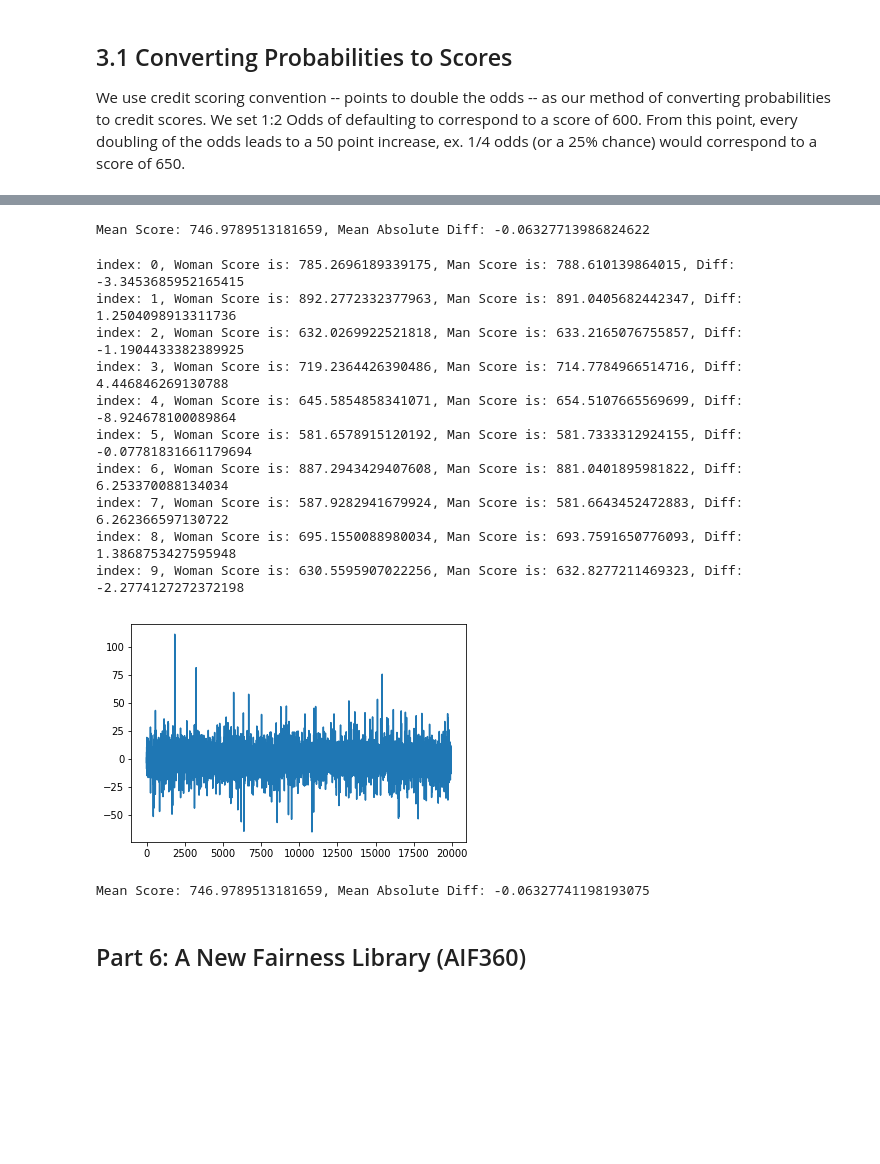
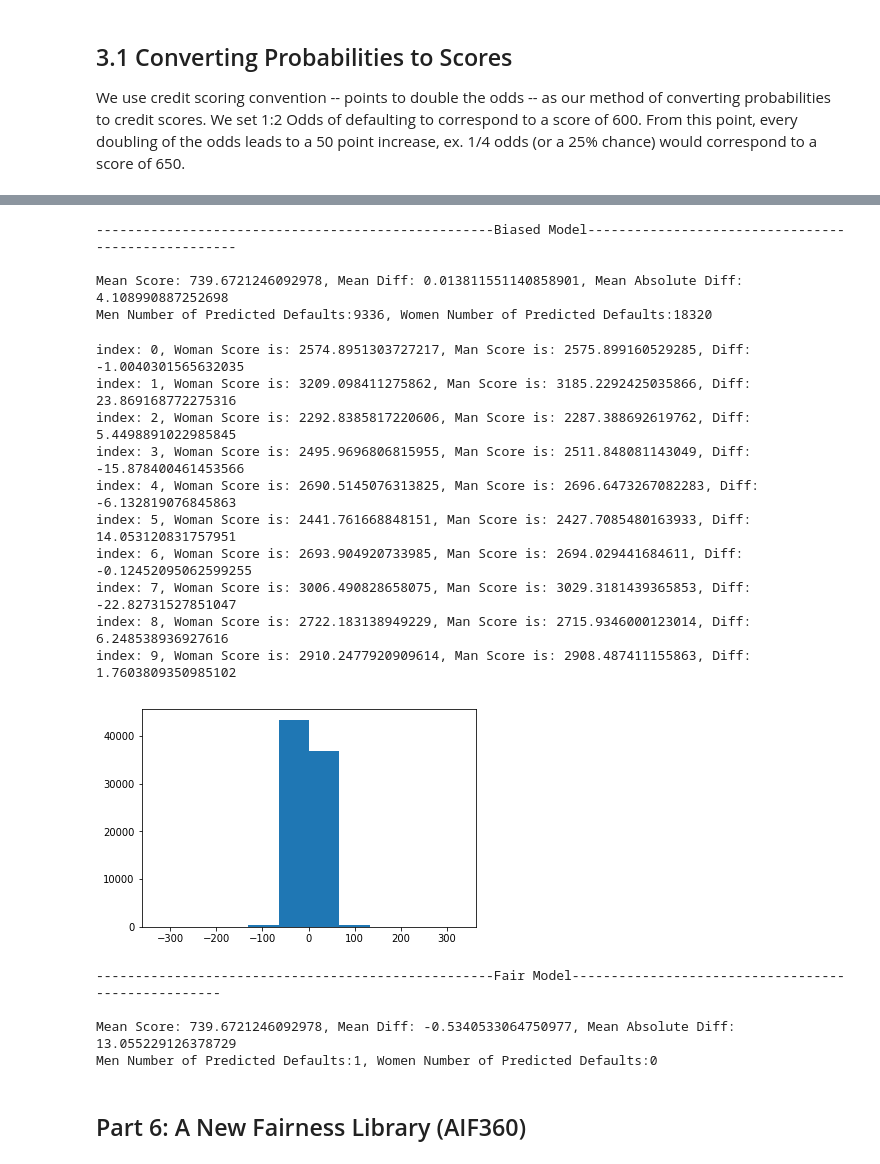
Before and after one commit to PranavPillai/Credit-Scoring, a Jupyter notebook: Unbiased Credit Scoring.ipynb, the cells around one changed output, grey strips where cells are left out. Cells and saved outputs as stored; diff of their text form; code cells hidden in the pictures; blank space fills up the shorter version.

Commit message:
changes eps to show visibly fairer model

```diff
--- a/Unbiased Credit Scoring.ipynb
+++ b/Unbiased Credit Scoring.ipynb
@@ -37,7 +37,7 @@ The first task will be to import tabular data.
 # %%
 # load data
 train_x = pd.read_csv("../Credit-Scoring/train.csv")
-train_x = train_x.iloc[0:50000]
+train_x = train_x.iloc[0:200000]
 # %%
 # observe what data looks like
 train_x.head(10)
@@ -502,7 +487,7 @@ Number of Men: 20068, Number of Women: 19932
 # %%
 log = LogisticRegression(solver='liblinear', max_iter=100, penalty='l1')
 res_tuple = red.expgrad(X_train_no_gender, X_train['IS_FEMALE'], y_train, log,
-                                cons=moments.DP(), eps=0.1)
+                                cons=moments.DP(), eps=0.01)
 # %%
 res = res_tuple._asdict()
 Q = res["best_classifier"]
@@ -576,0 +514,16 @@ Train accuracy: 0.8417, Test accuracy: 0.833
+# %%
+# get fair probabilities
+fairProbs = Q(X_train_no_gender)
+
+# convert probabilities to predictions
+def probToLabel(prob):
+    if prob > 0.5:
+        return 1
+    else:
+        return 0
+fairPreds = [probToLabel(prob) for prob in fairProbs]
+
+# train model on fair predictions
+fairLog = LogisticRegression(solver='liblinear', max_iter=100, penalty='l1')
+fairReg = log.fit(X_train_no_gender, fairPreds)
+fairProbs = [prob[1] for prob in fairReg.predict_proba(X_train_no_gender)]
@@ -673,26 +655,37 @@ diffplot = plt.plot(diffs)
-# %%
-print(f'Mean Score: {sum(scores)/len(scores)}, Mean Absolute Diff: {sum(diffs)/len(diffs)}')
-# %% [output]
-Mean Score: 746.9789513181659, Mean Absolute Diff: -0.06327713986824622
+# %%
+print('\n---------------------------------------------------Biased Model---------------------------------------------------\n')
+print(f'Mean Score: {sum(scores)/len(scores)}, Mean Diff: {sum(diffs)/len(diffs)}, Mean Absolute Diff: {sum([abs(diff) for diff in diffs])/len(diffs)}')
+print(f'Men Number of Predicted Defaults:{men[men.CREDIT_SCORE < 600].count()[0]}, Women Number of Predicted Defaults:{women[women.CREDIT_SCORE < 600].count()[0]}')
+# %% [output]
+---------------------------------------------------Biased Model---------------------------------------------------
+
+Mean Score: 739.6721246092978, Mean Diff: 0.013811551140858901, Mean Absolute Diff: 4.108990887252698
+Men Number of Predicted Defaults:9336, Women Number of Predicted Defaults:18320
 # %%
-diffs = getMatchingPairsDiff(men, women, X_train, offset=2)
-diffplot = plt.plot(diffs)
+# Fair Model
+diffs = getMatchingPairsDiff(men, women, X_train, offset=1)
+diffplot = plt.hist(diffs)
 # %% [output]
-index: 0, Woman Score is: 785.2696189339175, Man Score is: 788.610139864015, Diff: -3.3453685952165415
-index: 1, Woman Score is: 892.2772332377963, Man Score is: 891.0405682442347, Diff: 1.2504098913311736
-index: 2, Woman Score is: 632.0269922521818, Man Score is: 633.2165076755857, Diff: -1.1904433382389925
-index: 3, Woman Score is: 719.2364426390486, Man Score is: 714.7784966514716, Diff: 4.446846269130788
-index: 4, Woman Score is: 645.5854858341071, Man Score is: 654.5107665569699, Diff: -8.924678100089864
-index: 5, Woman Score is: 581.6578915120192, Man Score is: 581.7333312924155, Diff: -0.07781831661179694
-index: 6, Woman Score is: 887.2943429407608, Man Score is: 881.0401895981822, Diff: 6.253370088134034
-index: 7, Woman Score is: 587.9282941679924, Man Score is: 581.6643452472883, Diff: 6.262366597130722
-index: 8, Woman Score is: 695.1550088980034, Man Score is: 693.7591650776093, Diff: 1.3868753427595948
-index: 9, Woman Score is: 630.5595907022256, Man Score is: 632.8277211469323, Diff: -2.2774127272372198
+index: 0, Woman Score is: 2574.8951303727217, Man Score is: 2575.899160529285, Diff: -1.0040301565632035
+index: 1, Woman Score is: 3209.098411275862, Man Score is: 3185.2292425035866, Diff: 23.869168772275316
+index: 2, Woman Score is: 2292.8385817220606, Man Score is: 2287.388692619762, Diff: 5.4498891022985845
+index: 3, Woman Score is: 2495.9696806815955, Man Score is: 2511.848081143049, Diff: -15.878400461453566
+index: 4, Woman Score is: 2690.5145076313825, Man Score is: 2696.6473267082283, Diff: -6.132819076845863
+index: 5, Woman Score is: 2441.761668848151, Man Score is: 2427.7085480163933, Diff: 14.053120831757951
+index: 6, Woman Score is: 2693.904920733985, Man Score is: 2694.029441684611, Diff: -0.12452095062599255
+index: 7, Woman Score is: 3006.490828658075, Man Score is: 3029.3181439365853, Diff: -22.82731527851047
+index: 8, Woman Score is: 2722.183138949229, Man Score is: 2715.9346000123014, Diff: 6.248538936927616
+index: 9, Woman Score is: 2910.2477920909614, Man Score is: 2908.487411155863, Diff: 1.7603809350985102
-[figure, old version]
+[figure, new version]
-# %%
-print(f'Mean Score: {sum(scores)/len(scores)}, Mean Absolute Diff: {sum(diffs)/len(diffs)}')
-# %% [output]
-Mean Score: 746.9789513181659, Mean Absolute Diff: -0.06327741198193075
+# %%
+print('\n---------------------------------------------------Fair Model---------------------------------------------------\n')
+print(f'Mean Score: {sum(scores)/len(scores)}, Mean Diff: {sum(diffs)/len(diffs)}, Mean Absolute Diff: {sum([abs(diff) for diff in diffs])/len(diffs)}')
+print(f'Men Number of Predicted Defaults:{men[men.FAIR_CREDIT_SCORE < 600].count()[0]}, Women Number of Predicted Defaults:{women[women.FAIR_CREDIT_SCORE < 600].count()[0]}')
+# %% [output]
+---------------------------------------------------Fair Model---------------------------------------------------
+
+Mean Score: 739.6721246092978, Mean Diff: -0.5340533064750977, Mean Absolute Diff: 13.055229126378729
+Men Number of Predicted Defaults:1, Women Number of Predicted Defaults:0
 # %% [markdown]
 ## Part 6: A New Fairness Library (AIF360)
 # %%
```
Also changed, not shown: parts of 64 cells of this notebook.
